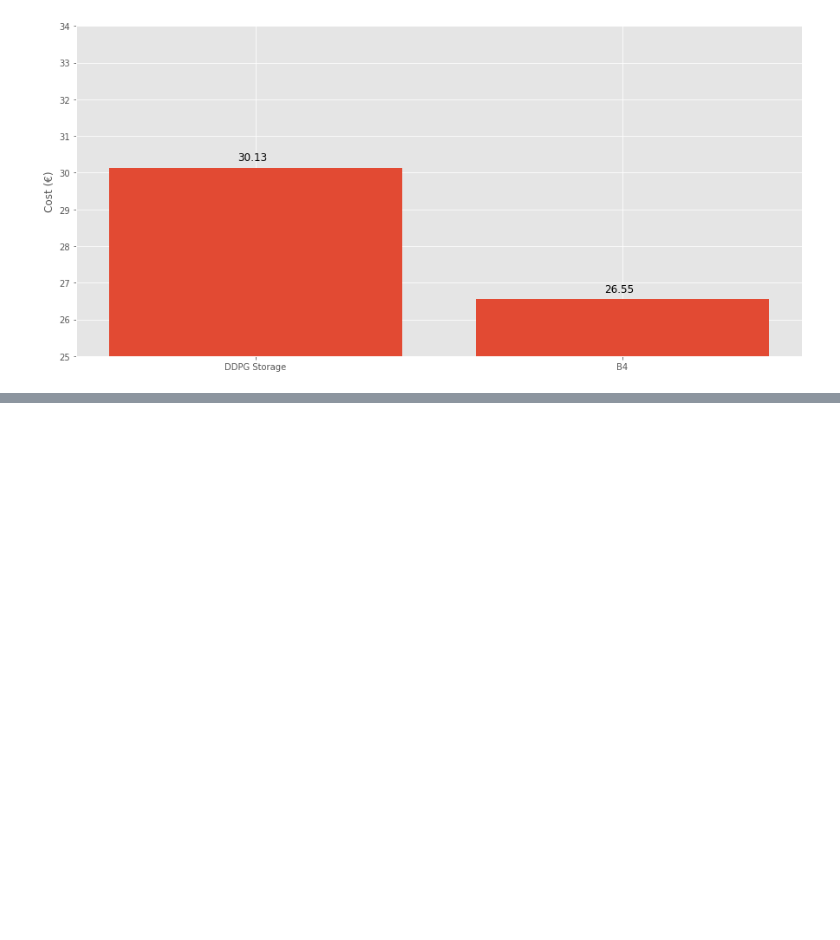
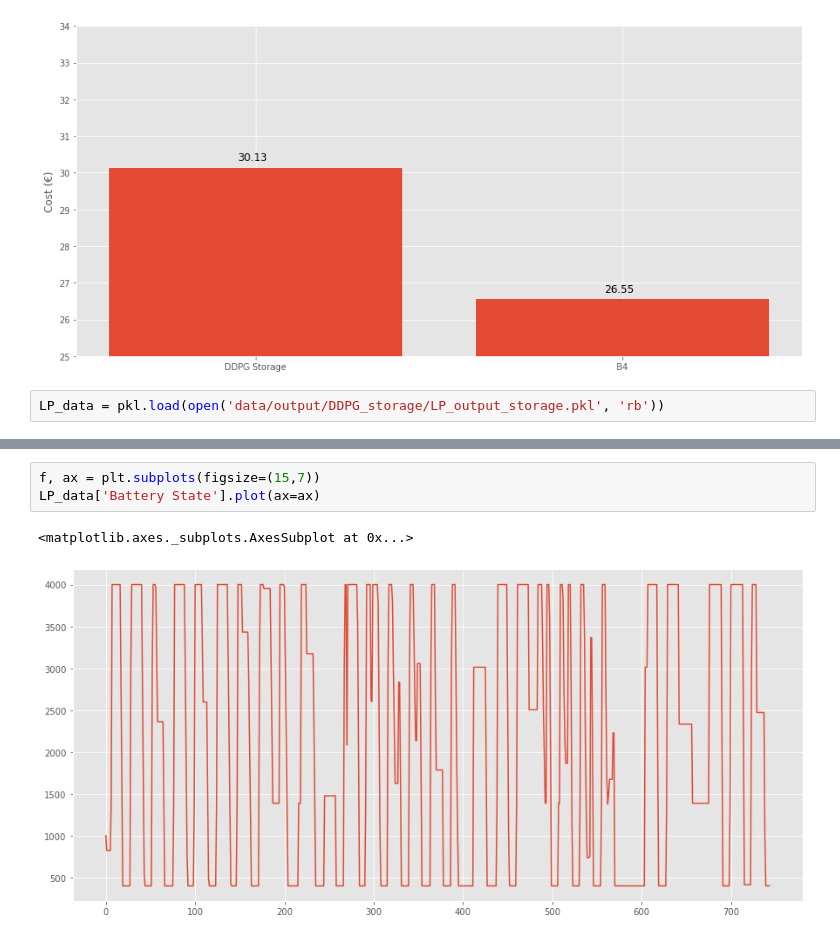
Before and after one commit to Cernewein/heating-RL-agent, a Jupyter notebook: Notebooks/Visualization.ipynb, the cells around one changed output, grey strips where cells are left out. Cells and saved outputs as stored; diff of their text form; blank space fills up the shorter version.

Commit message:
Correction in LP formulation for the storage, as well as visualization possibility

```diff
--- a/Notebooks/Visualization.ipynb
+++ b/Notebooks/Visualization.ipynb
@@ -754,3 +754,5 @@ ax.set_xticklabels(labels)
 plt.savefig('data/output/DDPG_storage/comparing_ddpg_vs_lp.png',bbox_inches='tight')
 # %% [output]
 [figure]
+# %%
+LP_data = pkl.load(open('data/output/DDPG_storage/LP_output_storage.pkl', 'rb'))
@@ -756,0 +775,6 @@ plt.savefig('data/output/DDPG_storage/comparing_ddpg_vs_lp.png',bbox_inches='tig
+# %%
+f, ax = plt.subplots(figsize=(15,7))
+LP_data['Battery State'].plot(ax=ax)
+# %% [output]
+<matplotlib.axes._subplots.AxesSubplot at 0x...>
+[figure, added]
```
Also changed, not shown: parts of 1 cell of this notebook, 1 other file.
